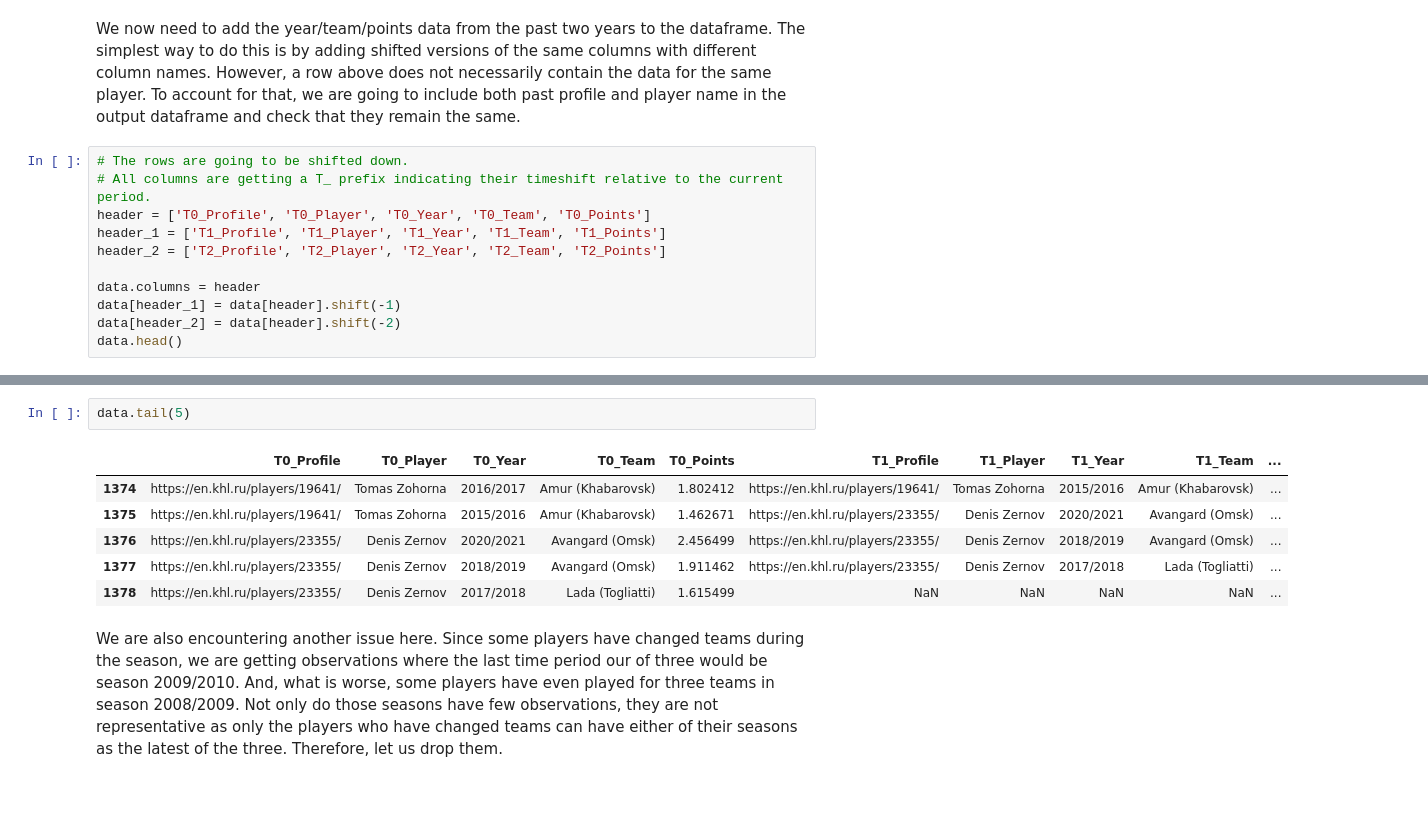
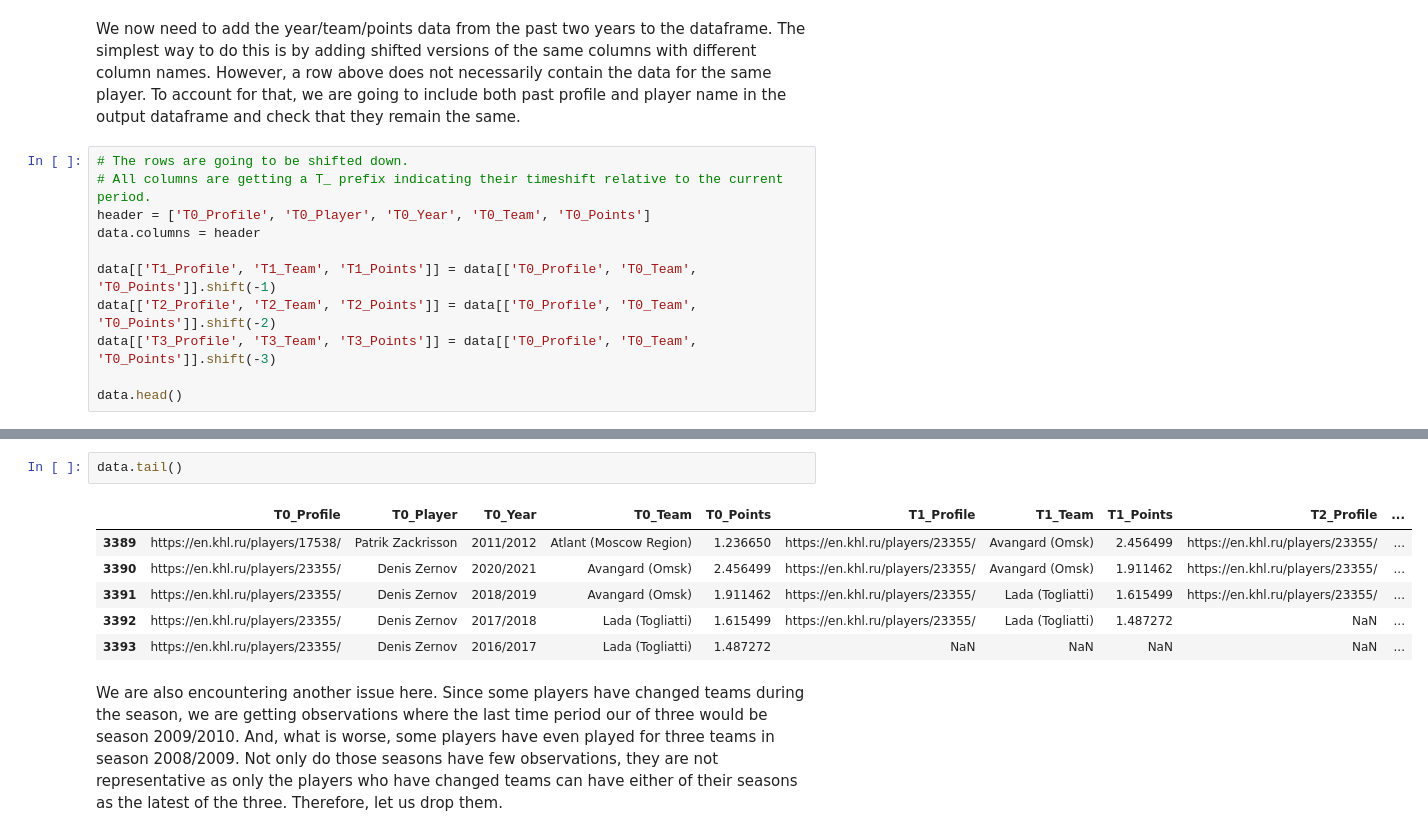
Before and after one commit to Dark-Hobbit/khl, a Jupyter notebook: analysing_player_data/predicting_season_points.ipynb, the cells around one changed output, grey strips where cells are left out. Cells and saved outputs as stored; diff of their text form; blank space fills up the shorter version.

```diff
--- a/analysing_player_data/predicting_season_points.ipynb
+++ b/analysing_player_data/predicting_season_points.ipynb
@@ -115,11 +115,11 @@ We now need to add the year/team/points data from the past two years to the data
 # The rows are going to be shifted down.
 # All columns are getting a T_ prefix indicating their timeshift relative to the current period.
 header = ['T0_Profile', 'T0_Player', 'T0_Year', 'T0_Team', 'T0_Points']
-header_1 = ['T1_Profile', 'T1_Player', 'T1_Year', 'T1_Team', 'T1_Points']
-header_2 = ['T2_Profile', 'T2_Player', 'T2_Year', 'T2_Team', 'T2_Points']
+data.columns = header
 
-data.columns = header
-data[header_1] = data[header].shift(-1)
-data[header_2] = data[header].shift(-2)
+data[['T1_Profile', 'T1_Team', 'T1_Points']] = data[['T0_Profile', 'T0_Team', 'T0_Points']].shift(-1)
+data[['T2_Profile', 'T2_Team', 'T2_Points']] = data[['T0_Profile', 'T0_Team', 'T0_Points']].shift(-2)
+data[['T3_Profile', 'T3_Team', 'T3_Points']] = data[['T0_Profile', 'T0_Team', 'T0_Points']].shift(-3)
+
 data.head()
 # %% [output]
@@ -132,12 +132,12 @@ data.head()
 # %%
-data.tail(5)
+data.tail()
 # %% [output]
-|  | T0_Profile | T0_Player | T0_Year | T0_Team | T0_Points | T1_Profile | T1_Player | T1_Year | T1_Team | ... |
-| 1374 | https://en.khl.ru/players/19641/ | Tomas Zohorna | 2016/2017 | Amur (Khabarovsk) | 1.802412 | https://en.khl.ru/players/19641/ | Tomas Zohorna | 2015/2016 | Amur (Khabarovsk) | ... |
-| 1375 | https://en.khl.ru/players/19641/ | Tomas Zohorna | 2015/2016 | Amur (Khabarovsk) | 1.462671 | https://en.khl.ru/players/23355/ | Denis Zernov | 2020/2021 | Avangard (Omsk) | ... |
-| 1376 | https://en.khl.ru/players/23355/ | Denis Zernov | 2020/2021 | Avangard (Omsk) | 2.456499 | https://en.khl.ru/players/23355/ | Denis Zernov | 2018/2019 | Avangard (Omsk) | ... |
-| 1377 | https://en.khl.ru/players/23355/ | Denis Zernov | 2018/2019 | Avangard (Omsk) | 1.911462 | https://en.khl.ru/players/23355/ | Denis Zernov | 2017/2018 | Lada (Togliatti) | ... |
-| 1378 | https://en.khl.ru/players/23355/ | Denis Zernov | 2017/2018 | Lada (Togliatti) | 1.615499 | NaN | NaN | NaN | NaN | ... |
+|  | T0_Profile | T0_Player | T0_Year | T0_Team | T0_Points | T1_Profile | T1_Team | T1_Points | T2_Profile | ... |
+| 3389 | https://en.khl.ru/players/17538/ | Patrik Zackrisson | 2011/2012 | Atlant (Moscow Region) | 1.236650 | https://en.khl.ru/players/23355/ | Avangard (Omsk) | 2.456499 | https://en.khl.ru/players/23355/ | ... |
+| 3390 | https://en.khl.ru/players/23355/ | Denis Zernov | 2020/2021 | Avangard (Omsk) | 2.456499 | https://en.khl.ru/players/23355/ | Avangard (Omsk) | 1.911462 | https://en.khl.ru/players/23355/ | ... |
+| 3391 | https://en.khl.ru/players/23355/ | Denis Zernov | 2018/2019 | Avangard (Omsk) | 1.911462 | https://en.khl.ru/players/23355/ | Lada (Togliatti) | 1.615499 | https://en.khl.ru/players/23355/ | ... |
+| 3392 | https://en.khl.ru/players/23355/ | Denis Zernov | 2017/2018 | Lada (Togliatti) | 1.615499 | https://en.khl.ru/players/23355/ | Lada (Togliatti) | 1.487272 | NaN | ... |
+| 3393 | https://en.khl.ru/players/23355/ | Denis Zernov | 2016/2017 | Lada (Togliatti) | 1.487272 | NaN | NaN | NaN | NaN | ... |
 # %% [markdown]
 We are also encountering another issue here. Since some players have changed teams during the season, we are getting observations where the last time period our of three would be season 2009/2010. And, what is worse, some players have even played for three teams in season 2008/2009. Not only do those seasons have few observations, they are not representative as only the players who have changed teams can have either of their seasons as the latest of the three. Therefore, let us drop them.
 # %%
```
Also changed, not shown: parts of 26 cells of this notebook, 1 other file.
